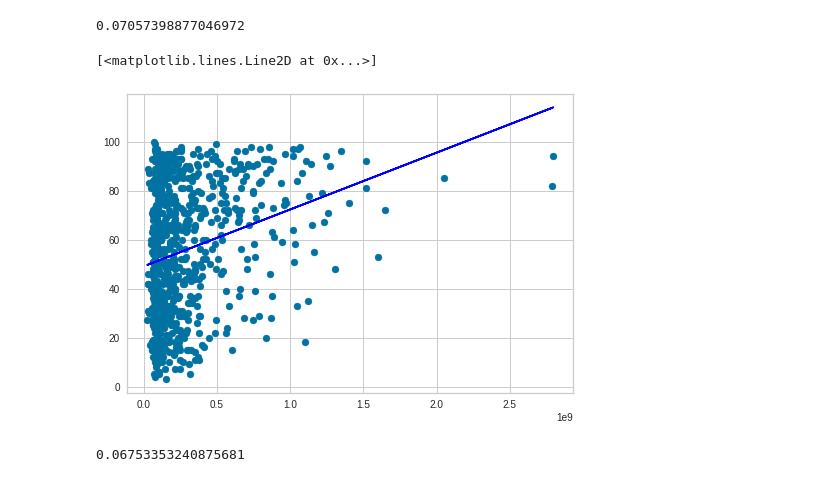
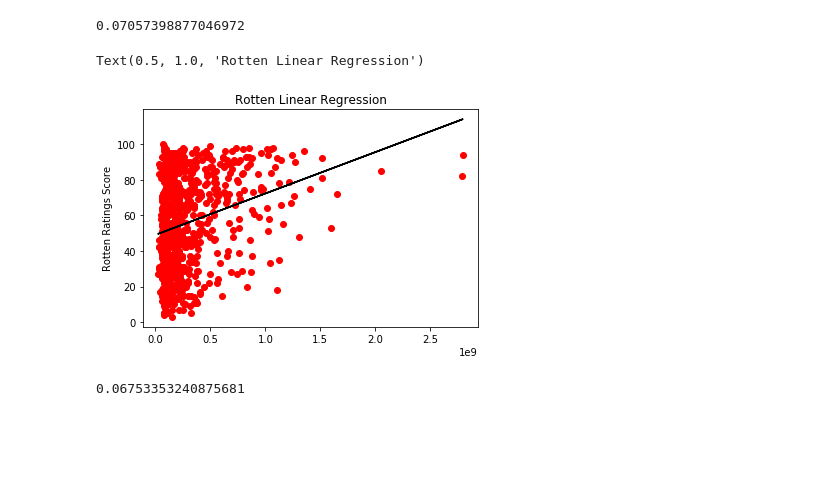
Before and after one commit to ColinMaloney/movies, a Jupyter notebook: yearly_rating.ipynb, the cells around one changed output. Drawn from its saved outputs; the diff is of its cells as text; code cells hidden in the pictures; blank space fills up the shorter version.

```diff
--- a/yearly_rating.ipynb
+++ b/yearly_rating.ipynb
@@ -367,12 +384,16 @@ y_pred = linreg.predict(x)
 linreg.score(x,y)
 # %% [output]
 0.07057398877046972
-# %%
-plt.scatter(x, y)
-plt.plot(x, y_pred, color='blue')
-# %% [output]
-[<matplotlib.lines.Line2D at 0x...>]
-[figure, removed]
+# %%
+fig,ax = plt.subplots()
+ax.scatter(x, y, color='red')
+ax.plot(x, y_pred, color='black')
+ax.set_xlabel = ('Worldwide Box Office Gross')
+ax.set_ylabel('Rotten Ratings Score')
+ax.set_title('Rotten Linear Regression')
+# %% [output]
+Text(0.5, 1.0, 'Rotten Linear Regression')
+[figure, added]
 # %%
 y = final_df['Metacritic_Score'].values.reshape(-1, 1)
 x = final_df['Worldwide Box Office'].values.reshape(-1, 1)
```
Also changed, not shown: parts of 20 cells of this notebook.
